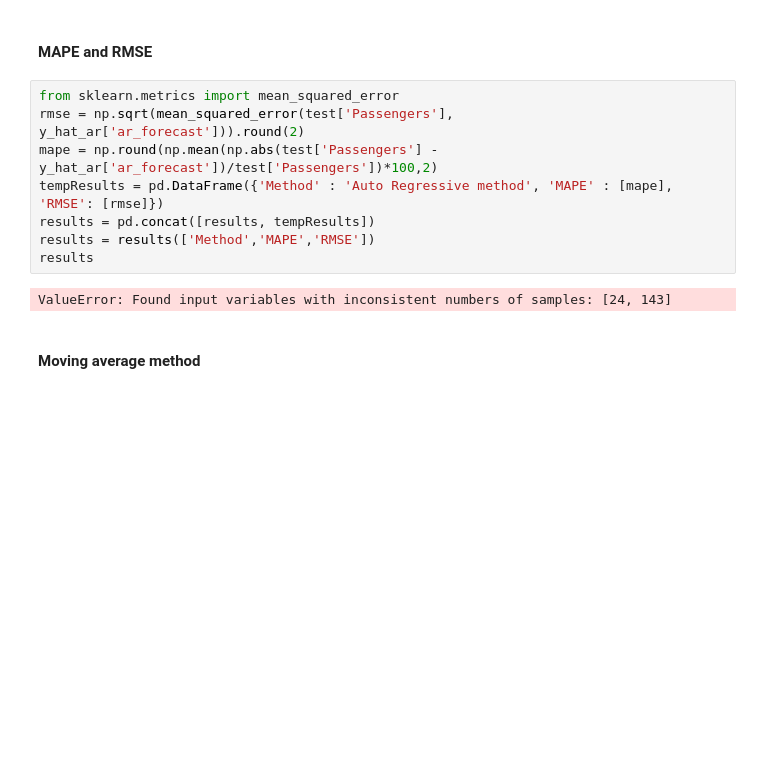
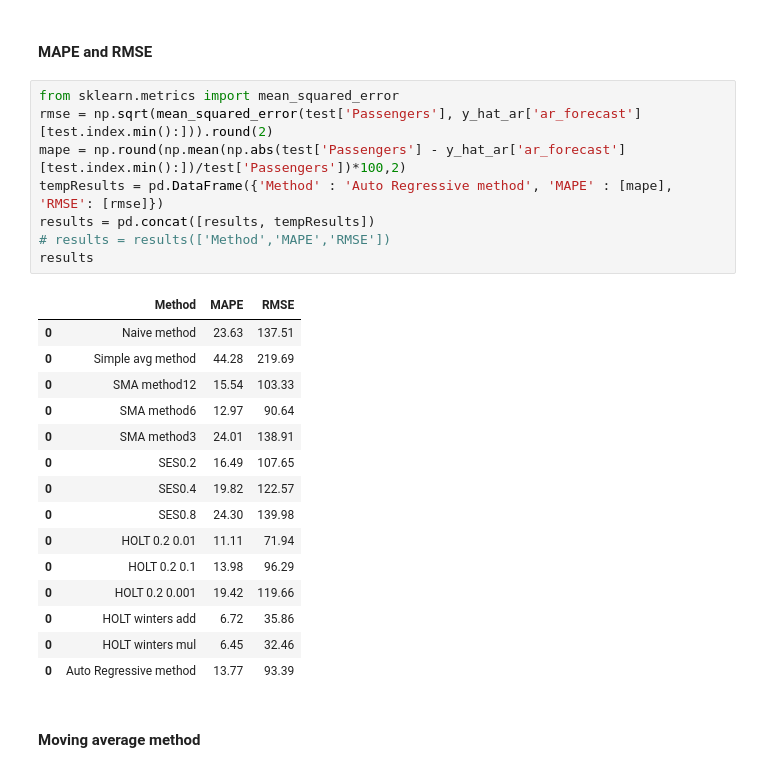
Before and after one commit to chethanbr86/MLDL_projects, a Jupyter notebook: Timeseries/airline-passenger-traffic_upgrad/airline.ipynb, the cells around one changed output. Cells and saved outputs as stored; diff of their text form; blank space fills up the shorter version.

```diff
--- a/Timeseries/airline-passenger-traffic_upgrad/airline.ipynb
+++ b/Timeseries/airline-passenger-traffic_upgrad/airline.ipynb
@@ -863,14 +857,28 @@ plt.show()
 #### MAPE and RMSE
 # %%
 from sklearn.metrics import mean_squared_error
-rmse = np.sqrt(mean_squared_error(test['Passengers'], y_hat_ar['ar_forecast'])).round(2)
-mape = np.round(np.mean(np.abs(test['Passengers'] - y_hat_ar['ar_forecast'])/test['Passengers'])*100,2)
+rmse = np.sqrt(mean_squared_error(test['Passengers'], y_hat_ar['ar_forecast'][test.index.min():])).round(2)
+mape = np.round(np.mean(np.abs(test['Passengers'] - y_hat_ar['ar_forecast'][test.index.min():])/test['Passengers'])*100,2)
 tempResults = pd.DataFrame({'Method' : 'Auto Regressive method', 'MAPE' : [mape], 'RMSE': [rmse]})
 results = pd.concat([results, tempResults])
-results = results(['Method','MAPE','RMSE'])
+# results = results(['Method','MAPE','RMSE'])
 results
 # %% [output]
-ValueError: Found input variables with inconsistent numbers of samples: [24, 143]
+|  | Method | MAPE | RMSE |
+| 0 | Naive method | 23.63 | 137.51 |
+| 0 | Simple avg method | 44.28 | 219.69 |
+| 0 | SMA method12 | 15.54 | 103.33 |
+| 0 | SMA method6 | 12.97 | 90.64 |
+| 0 | SMA method3 | 24.01 | 138.91 |
+| 0 | SES0.2 | 16.49 | 107.65 |
+| 0 | SES0.4 | 19.82 | 122.57 |
+| 0 | SES0.8 | 24.30 | 139.98 |
+| 0 | HOLT 0.2 0.01 | 11.11 | 71.94 |
+| 0 | HOLT 0.2 0.1 | 13.98 | 96.29 |
+| 0 | HOLT 0.2 0.001 | 19.42 | 119.66 |
+| 0 | HOLT winters add | 6.72 | 35.86 |
+| 0 | HOLT winters mul | 6.45 | 32.46 |
+| 0 | Auto Regressive method | 13.77 | 93.39 |
 # %% [markdown]
 #### Moving average method
 # %%
```
Also changed, not shown: parts of 3 cells of this notebook.
